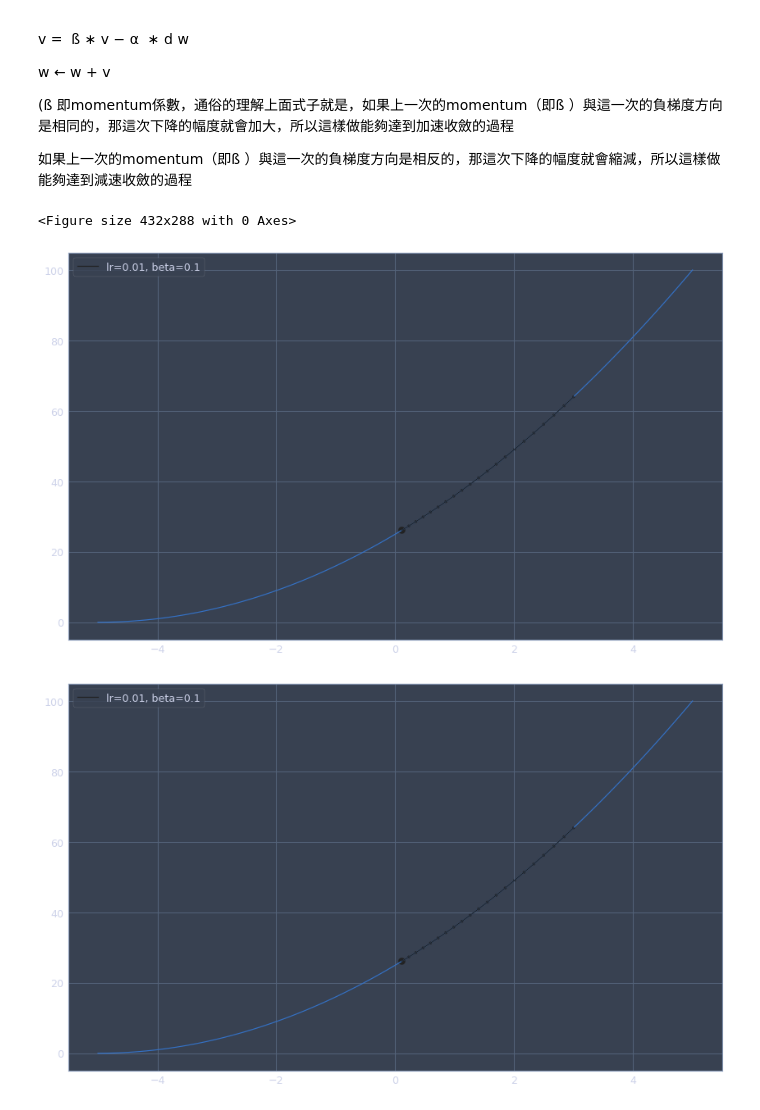
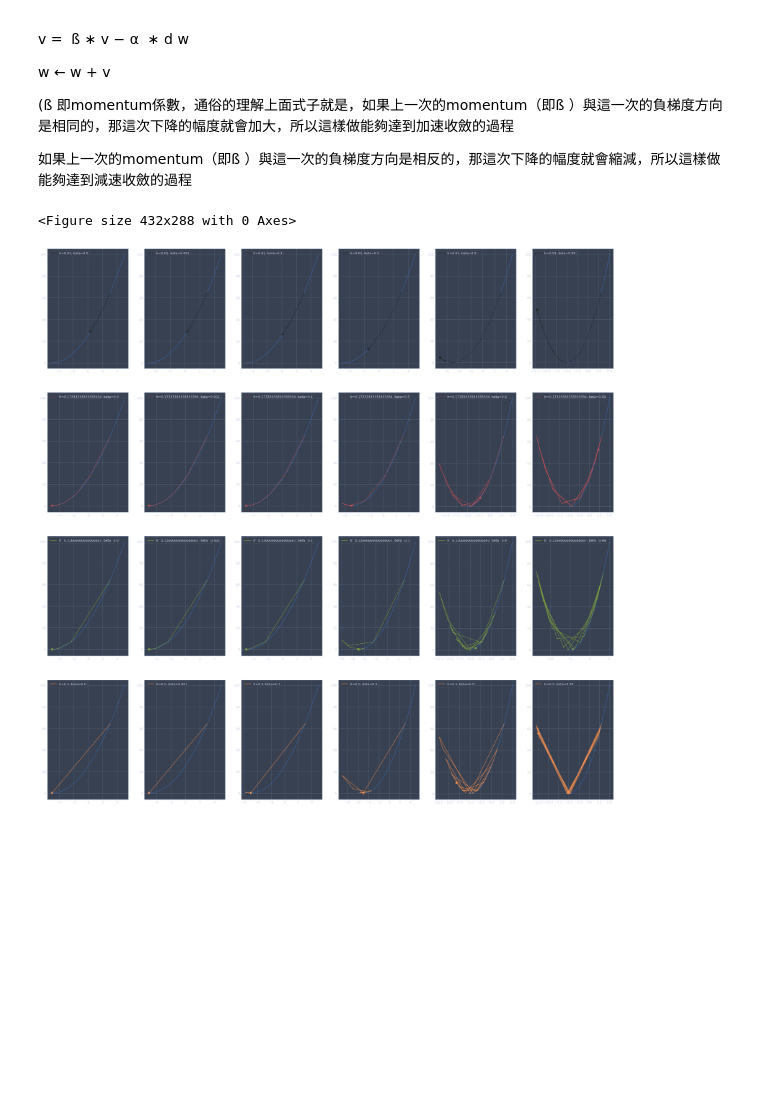
Before and after one commit to Steph958/cupoy_ai100-4, a Jupyter notebook: Day_074-Gradient_Descent_HW.ipynb, the cells around one changed output. Cells and saved outputs as stored; diff of their text form; code cells hidden in the pictures; blank space fills up the shorter version.

```diff
--- a/Day_074-Gradient_Descent_HW.ipynb
+++ b/Day_074-Gradient_Descent_HW.ipynb
@@ -183,51 +183,49 @@ w ← w + v
 # %%
 line_x = np.linspace(-5, 5, 100)
 line_y = func(line_x)
-plt.figure('Gradient Desent: Decay')
+plt.figure('Gradient Desent: beta')
 
 '''
 x= w_init
 epochs = 10
 
 lr = [.......]
-decay = [.......]
+beta = [.......]
 '''
 def GD_momentum(w_init, df, epochs, lr, beta):
     xs = np.zeros(epochs+1)
     x = w_init
     xs[0] = x
     v = 0
     for i in range(epochs):
         dx = df(x)
         # v表示x要跨出的幅度
         v = - dx * lr + beta*v
         x += v
         xs[i+1] = x
     return xs
 
 
 
 w_init = 3
 lr = np.linspace(0.01,0.5,4).tolist()
-decay = [0.0, 0.001, 0.1, 0.5, 0.9, 0.99]
-
+beta = [0.0, 0.001, 0.1, 0.5, 0.9, 0.99]
 color = ['k', 'r', 'g', 'y']
-
 row = len(lr)
-col = len(decay)
+col = len(beta)
 size = np.ones(epochs + 1) * 10
 size[-1] = 70
+plt.figure(figsize=(40,40))
+
 for i in range(row):
      for j in range(col):
-        x = GD_momentum(w_init, dfunc, epochs, lr=lr[i],beta=0.1)
-        plt.figure(figsize=(100,40))
+        x = GD_momentum(w_init, dfunc, epochs, lr=lr[i],beta=beta[j])
         plt.subplot(row, col, i * col + j + 1)
         plt.plot(line_x, line_y, c='b')
-        plt.plot(x, func(x), c=color[i], label='lr={}, beta={}'.format(lr[i], 0.1))
+        plt.plot(x, func(x), c=color[i], label='lr={}, beta={}'.format(lr[i], beta[j]))
         plt.scatter(x, func(x), c=color[i], s=size)
         plt.legend(loc=0)
 plt.show()
 # %% [output]
 <Figure size 432x288 with 0 Axes>
-[figure, old version]
+[figure, new version]
-[figure, removed]
```
Also changed, not shown: parts of 2 cells of this notebook, 4 other files.
